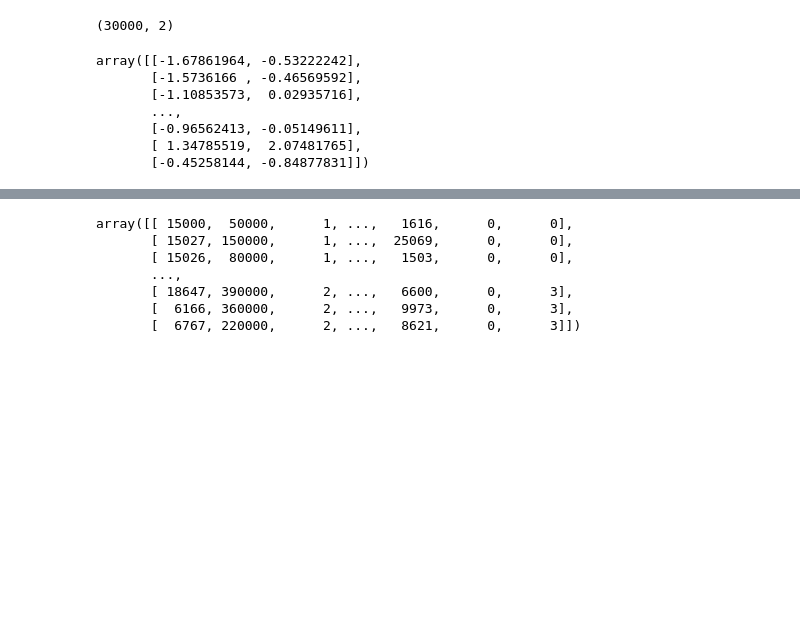
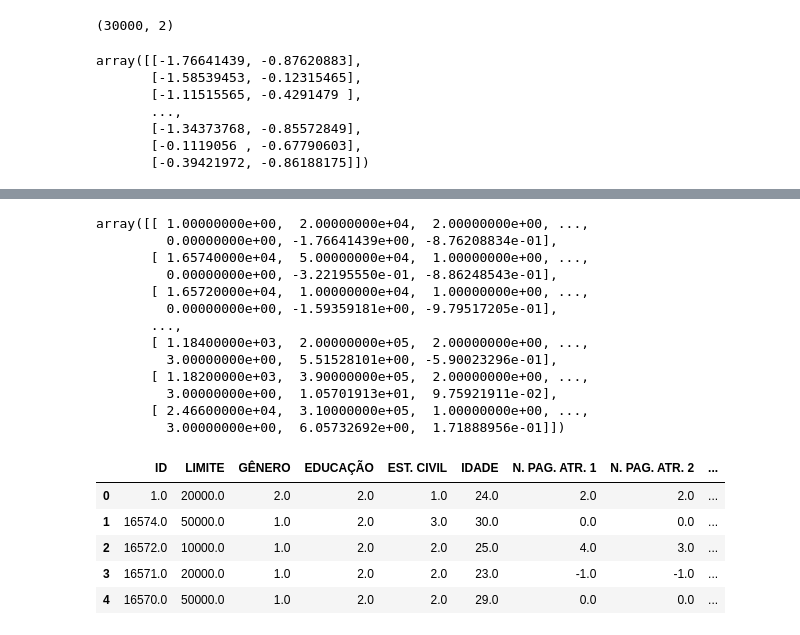
Before and after one commit to vanessavalis/Inteligencia_Artificial_Projeto_2, a Jupyter notebook: Projeto2_IA_Kmeans_Credit_Card.ipynb, the cells around one changed output, grey strips where cells are left out. Cells and saved outputs as stored; diff of their text form; code cells hidden in the pictures; blank space fills up the shorter version.

```diff
--- a/Projeto2_IA_Kmeans_Credit_Card.ipynb
+++ b/Projeto2_IA_Kmeans_Credit_Card.ipynb
@@ -38,6 +38,6 @@ base_cartao
 # %% [markdown]
 ## * Selecionando atributos da base de dados.
 # %%
-X_cartao_atributos = base_cartao.iloc[:, [2,13,14,15,16,17,18,19,20,21,22,23,24]].values
+X_cartao_atributos = base_cartao.iloc[:, [1,12,13,14,15,16,17]].values
 X_cartao_atributos
 # %% [output]
@@ -103,27 +103,33 @@ X_cartao_atributos_pca.shape
 # %%
 X_cartao_atributos_pca
 # %% [output]
-array([[-1.67861964, -0.53222242],
-       [-1.5736166 , -0.46569592],
-       [-1.10853573,  0.02935716],
+array([[-1.76641439, -0.87620883],
+       [-1.58539453, -0.12315465],
+       [-1.11515565, -0.4291479 ],
        ...,
-       [-0.96562413, -0.05149611],
-       [ 1.34785519,  2.07481765],
-       [-0.45258144, -0.84877831]])
+       [-1.34373768, -0.85572849],
+       [-0.1119056 , -0.67790603],
+       [-0.39421972, -0.86188175]])
 # %%
 grafico = px.scatter(x = X_cartao_atributos_pca[:,0], y = X_cartao_atributos_pca[:,1], color = rotulos)
 grafico.show()
 # %% [output]
 [interactive output not drawn]
 # %%
-lista_clientes = np.column_stack((base_cartao, rotulos))
+lista_clientes = np.column_stack((base_cartao, rotulos, X_cartao_atributos_pca))
 lista_clientes = lista_clientes[lista_clientes[:, 25].argsort()]
 lista_clientes
 # %% [output]
-array([[ 15000,  50000,      1, ...,   1616,      0,      0],
-       [ 15027, 150000,      1, ...,  25069,      0,      0],
-       [ 15026,  80000,      1, ...,   1503,      0,      0],
+array([[ 1.00000000e+00,  2.00000000e+04,  2.00000000e+00, ...,
+         0.00000000e+00, -1.76641439e+00, -8.76208834e-01],
+       [ 1.65740000e+04,  5.00000000e+04,  1.00000000e+00, ...,
+         0.00000000e+00, -3.22195550e-01, -8.86248543e-01],
+       [ 1.65720000e+04,  1.00000000e+04,  1.00000000e+00, ...,
+         0.00000000e+00, -1.59359181e+00, -9.79517205e-01],
        ...,
-       [ 18647, 390000,      2, ...,   6600,      0,      3],
-       [  6166, 360000,      2, ...,   9973,      0,      3],
-       [  6767, 220000,      2, ...,   8621,      0,      3]])
+       [ 1.18400000e+03,  2.00000000e+05,  2.00000000e+00, ...,
+         3.00000000e+00,  5.51528101e+00, -5.90023296e-01],
+       [ 1.18200000e+03,  3.90000000e+05,  2.00000000e+00, ...,
+         3.00000000e+00,  1.05701913e+01,  9.75921911e-02],
+       [ 2.46600000e+04,  3.10000000e+05,  1.00000000e+00, ...,
+         3.00000000e+00,  6.05732692e+00,  1.71888956e-01]])
@@ -137,0 +136,12 @@ with open("clientes.txt", "r") as arquivo:
+# %%
+import pandas as pd
+
+tabela_clientes = pd.DataFrame(data = lista_clientes, columns=['ID', 'LIMITE', 'GÊNERO', 'EDUCAÇÃO',  'EST. CIVIL',  'IDADE',  'N. PAG. ATR. 1',  'N. PAG. ATR. 2',  'N. PAG. ATR. 3',  'N. PAG. ATR. 4',  'N. PAG. ATR. 5',  'N. PAG. ATR. 6',  'FATURA 1',  'FATURA 2',  'FATURA 3',  'FATURA 4',  'FATURA 5',  'FATURA 6',  'PAGAMENTO 1',  'PAGAMENTO 2',  'PAGAMENTO 3',  'PAGAMENTO 4',  'PAGAMENTO 5',  'PAGAMENTO 6', 'PAG. PROX. MES', 'CLASSIFICAÇÃO', 'X', 'Y'])
+tabela_clientes.head()
+# %% [output]
+|  | ID | LIMITE | GÊNERO | EDUCAÇÃO | EST. CIVIL | IDADE | N. PAG. ATR. 1 | N. PAG. ATR. 2 | ... |
+| 0 | 1.0 | 20000.0 | 2.0 | 2.0 | 1.0 | 24.0 | 2.0 | 2.0 | ... |
+| 1 | 16574.0 | 50000.0 | 1.0 | 2.0 | 3.0 | 30.0 | 0.0 | 0.0 | ... |
+| 2 | 16572.0 | 10000.0 | 1.0 | 2.0 | 2.0 | 25.0 | 4.0 | 3.0 | ... |
+| 3 | 16571.0 | 20000.0 | 1.0 | 2.0 | 2.0 | 23.0 | -1.0 | -1.0 | ... |
+| 4 | 16570.0 | 50000.0 | 1.0 | 2.0 | 2.0 | 29.0 | 0.0 | 0.0 | ... |
```
Also changed, not shown: parts of 7 cells of this notebook.
